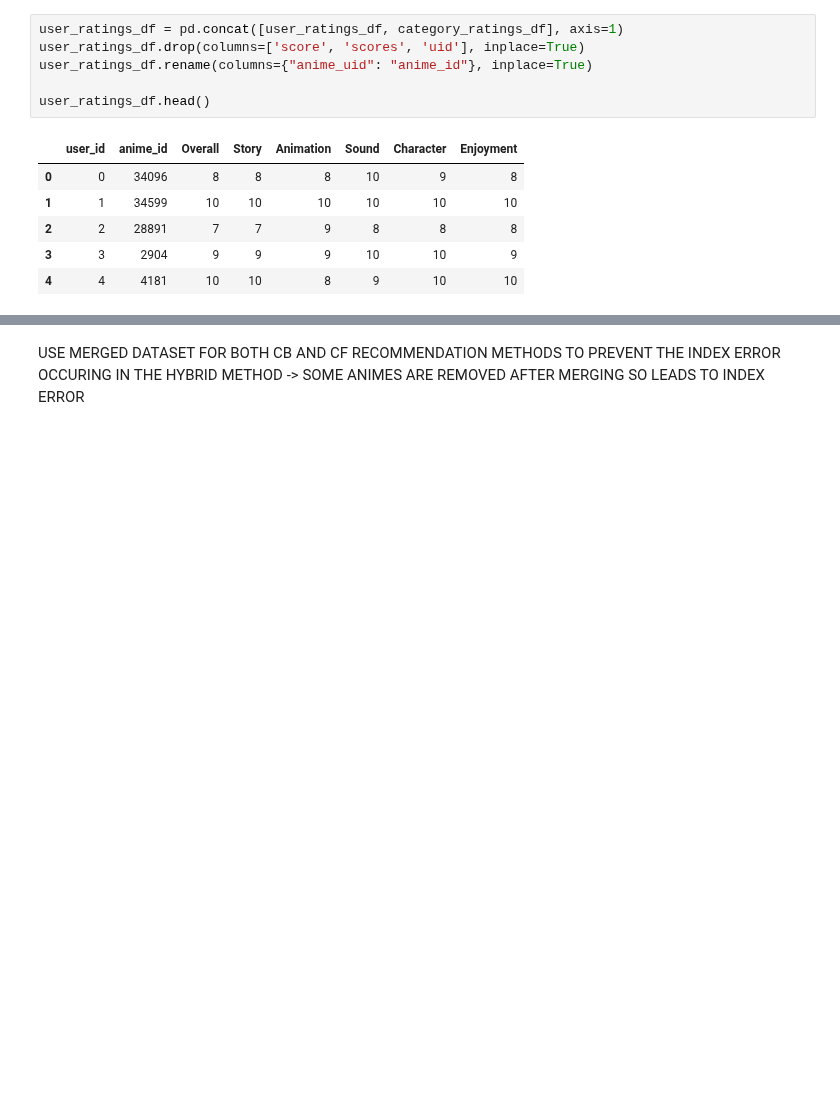
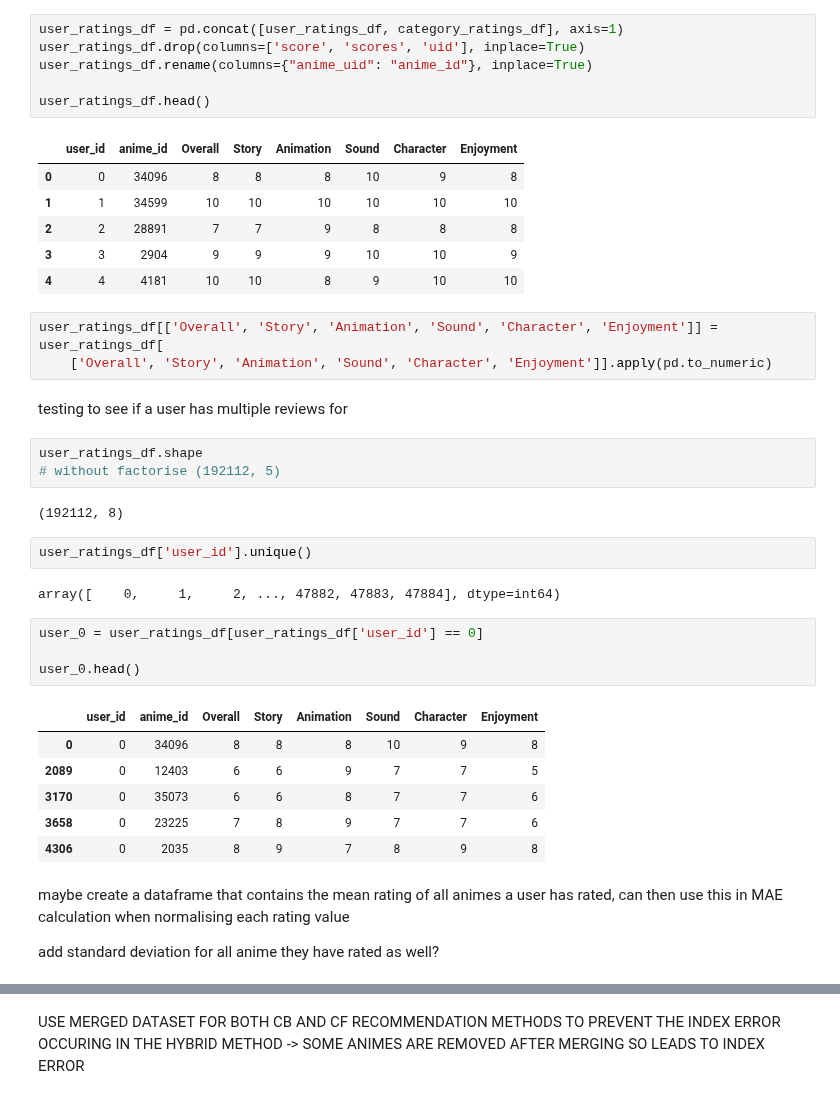
Before and after one commit to Haaris-Syed/AnimeRecommender, a Jupyter notebook: AnimeDataset-Preprocessing.ipynb, the cells around one changed output, grey strips where cells are left out. Drawn from its saved outputs; the diff is of its cells as text; blank space fills up the shorter version.

```diff
--- a/AnimeDataset-Preprocessing.ipynb
+++ b/AnimeDataset-Preprocessing.ipynb
@@ -148,3 +148,32 @@ user_ratings_df.head()
 | 2 | 2 | 28891 | 7 | 7 | 9 | 8 | 8 | 8 |
 | 3 | 3 | 2904 | 9 | 9 | 9 | 10 | 10 | 9 |
 | 4 | 4 | 4181 | 10 | 10 | 8 | 9 | 10 | 10 |
+# %%
+user_ratings_df[['Overall', 'Story', 'Animation', 'Sound', 'Character', 'Enjoyment']] = user_ratings_df[
+    ['Overall', 'Story', 'Animation', 'Sound', 'Character', 'Enjoyment']].apply(pd.to_numeric)
+# %% [markdown]
+testing to see if a user has multiple reviews for
+# %%
+user_ratings_df.shape
+# without factorise (192112, 5)
+# %% [output]
+(192112, 8)
+# %%
+user_ratings_df['user_id'].unique()
+# %% [output]
+array([    0,     1,     2, ..., 47882, 47883, 47884], dtype=int64)
+# %%
+user_0 = user_ratings_df[user_ratings_df['user_id'] == 0]
+
+user_0.head()
+# %% [output]
+|  | user_id | anime_id | Overall | Story | Animation | Sound | Character | Enjoyment |
+| 0 | 0 | 34096 | 8 | 8 | 8 | 10 | 9 | 8 |
+| 2089 | 0 | 12403 | 6 | 6 | 9 | 7 | 7 | 5 |
+| 3170 | 0 | 35073 | 6 | 6 | 8 | 7 | 7 | 6 |
+| 3658 | 0 | 23225 | 7 | 8 | 9 | 7 | 7 | 6 |
+| 4306 | 0 | 2035 | 8 | 9 | 7 | 8 | 9 | 8 |
+# %% [markdown]
+maybe create a dataframe that contains the mean rating of all animes a user has rated, can then use this in MAE calculation when normalising each rating value
+
+add standard deviation for all anime they have rated as well?
```
Also changed, not shown: parts of 18 cells of this notebook.
